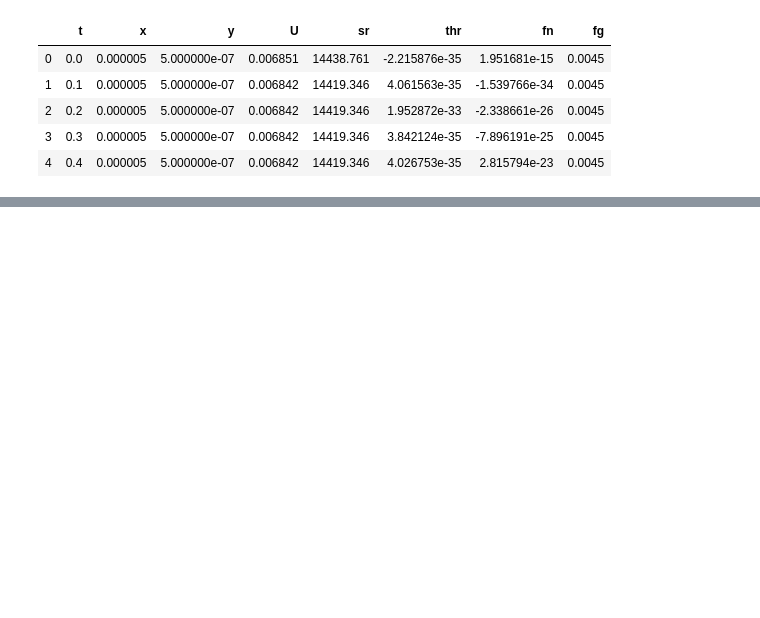
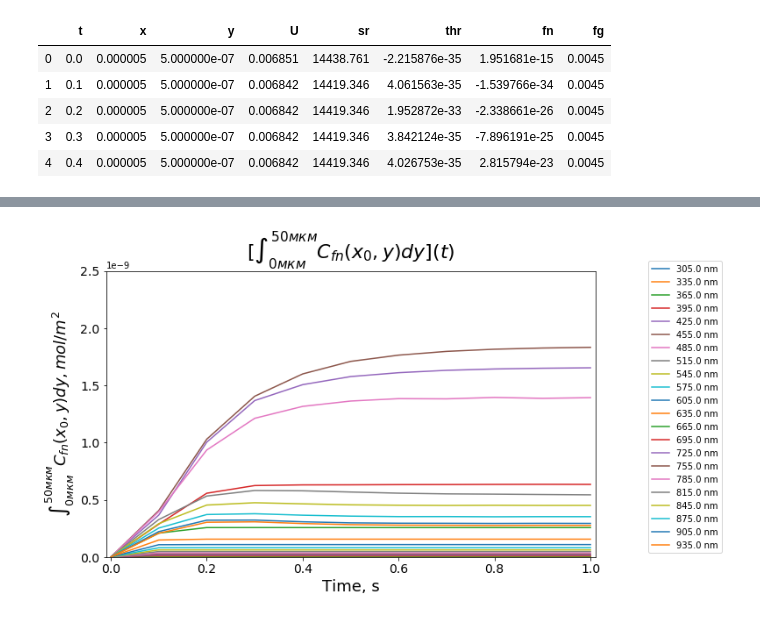
Before and after one commit to unholyparrot/postprod_COMSOL, a Jupyter notebook: prom.ipynb, the cells around one changed output, grey strips where cells are left out. Drawn from its saved outputs; the diff is of its cells as text; code cells hidden in the pictures; blank space fills up the shorter version.

```diff
--- a/prom.ipynb
+++ b/prom.ipynb
@@ -16,0 +62,17 @@ df.head()
+# %%
+plt.figure(figsize=(10, 6))
+for i, x_cur in enumerate(cut_line_step):
+    plt.plot(df.t.unique()[np.where(df.t.unique() <= 1)],
+             I_keeper[i][np.where(df.t.unique() <= 1)],
+             label="{} nm".format(round(x_cur*1e6, 1)))
+plt.xlim(-0.01, 1.01)
+plt.ylim(0, 2.5e-9)
+plt.legend(bbox_to_anchor=(1.1, 1.05))
+plt.title("$[\int_{0 мкм}^{50 мкм} C_{fn}(x_{0}, y) dy](t)$", fontsize=22)
+plt.xlabel("Time, s", fontsize=18)
+plt.ylabel("$\int_{0 мкм}^{50 мкм} C_{fn}(x_{0}, y) dy, mol/m^{2}$", fontsize=18)
+plt.tick_params(axis='both', which='major', labelsize=14)
+plt.tick_params(axis='both', which='minor', labelsize=12)
+plt.show()
+# %% [output]
+[figure, added]
```
Also changed, not shown: parts of 30 cells of this notebook, 9 other files.
